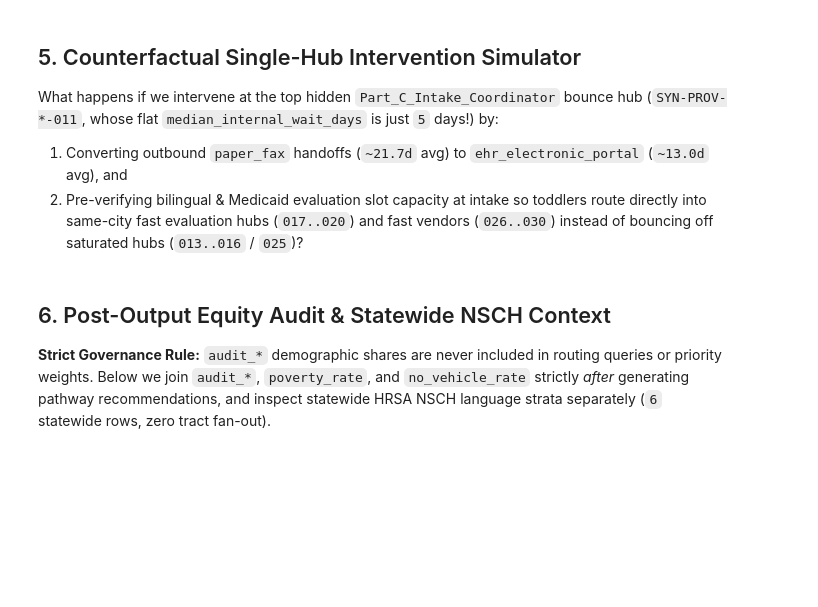
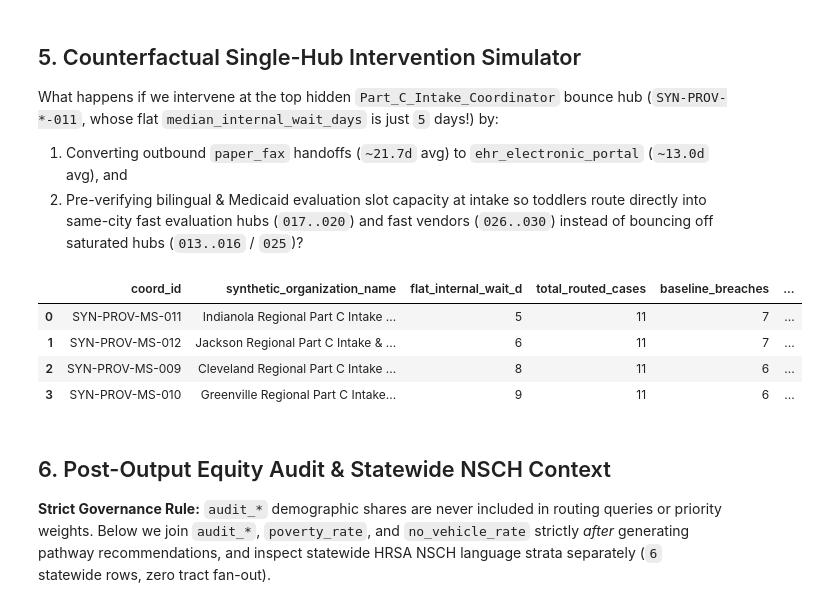
Before and after one commit to Bornism/A4I2026-challenge-early-intervention, a Jupyter notebook: notebooks/c_ei_02_graph_and_audit.ipynb, the cells around one changed output. Cells and saved outputs as stored; diff of their text form; code cells hidden in the pictures; blank space fills up the shorter version.

```diff
--- a/notebooks/c_ei_02_graph_and_audit.ipynb
+++ b/notebooks/c_ei_02_graph_and_audit.ipynb
@@ -281,7 +538,9 @@ WITH chains AS (
     MATCH (clinic:CareNode {{node_role: 'Screening_Pediatric_Clinic'}})
           -[hops:ReferralHandoff]->{{2,4}}
           (vendor:CareNode {{node_role: 'EI_Therapy_Vendor'}})
-    WHERE hops[OFFSET(0)].hop_sequence = 1
+    WHERE clinic.state_code = '{STATE}'
+      AND vendor.state_code = '{STATE}'
+      AND hops[OFFSET(0)].hop_sequence = 1
       AND (SELECT COUNT(DISTINCT h.case_chain_id) FROM UNNEST(hops) AS h) = 1
     LET chain_id = hops[OFFSET(0)].case_chain_id,
         total_hops = ARRAY_LENGTH(hops),
@@ -289,34 +548,41 @@ WITH chains AS (
         baseline_wait_d = (SELECT SUM(h.handoff_wait_days) FROM UNNEST(hops) AS h),
         fax_savings_d = (
           SELECT IFNULL(SUM(GREATEST(h.handoff_wait_days - 12, 0)), 0)
           FROM UNNEST(hops) AS h
           WHERE h.transmission_channel = 'paper_fax'
             AND NOT STARTS_WITH(h.handoff_reason, 'Re-Referral Bounce')
         ),
         bounce_hop_d = (
           SELECT IFNULL(SUM(h.handoff_wait_days), 0)
           FROM UNNEST(hops) AS h
           WHERE STARTS_WITH(h.handoff_reason, 'Re-Referral Bounce')
         )
     RETURN chain_id, total_hops, coord_id, baseline_wait_d, fax_savings_d, bounce_hop_d
   )
   QUALIFY ROW_NUMBER() OVER (PARTITION BY chain_id ORDER BY total_hops DESC) = 1
 )
 SELECT
   c.coord_id,
   p.synthetic_organization_name,
   p.median_internal_wait_days AS flat_internal_wait_d,
   COUNT(*) AS total_routed_cases,
   COUNTIF(c.baseline_wait_d > 45) AS baseline_breaches,
   COUNTIF((c.baseline_wait_d - c.fax_savings_d - c.bounce_hop_d) > 45) AS post_fix_breaches,
   SUM(c.fax_savings_d + c.bounce_hop_d) AS total_child_days_saved
 FROM chains AS c
 JOIN `{PROJECT}.{DATASET}.pediatric_and_ei_provider_directory` AS p
   ON c.coord_id = p.provider_id
+ AND p.state_code = '{STATE}'
 GROUP BY 1, 2, 3
 ORDER BY total_child_days_saved DESC;
 """
-display(bq.query(counterfactual_sql).to_dataframe())
+display(query_df(counterfactual_sql))
+# %% [output]
+|  | coord_id | synthetic_organization_name | flat_internal_wait_d | total_routed_cases | baseline_breaches | ... |
+| 0 | SYN-PROV-MS-011 | Indianola Regional Part C Intake ... | 5 | 11 | 7 | ... |
+| 1 | SYN-PROV-MS-012 | Jackson Regional Part C Intake & ... | 6 | 11 | 7 | ... |
+| 2 | SYN-PROV-MS-009 | Cleveland Regional Part C Intake ... | 8 | 11 | 6 | ... |
+| 3 | SYN-PROV-MS-010 | Greenville Regional Part C Intake... | 9 | 11 | 6 | ... |
 # %% [markdown]
 ## 6. Post-Output Equity Audit & Statewide NSCH Context
 
```
Also changed, not shown: parts of 10 cells of this notebook, 55 other files.
